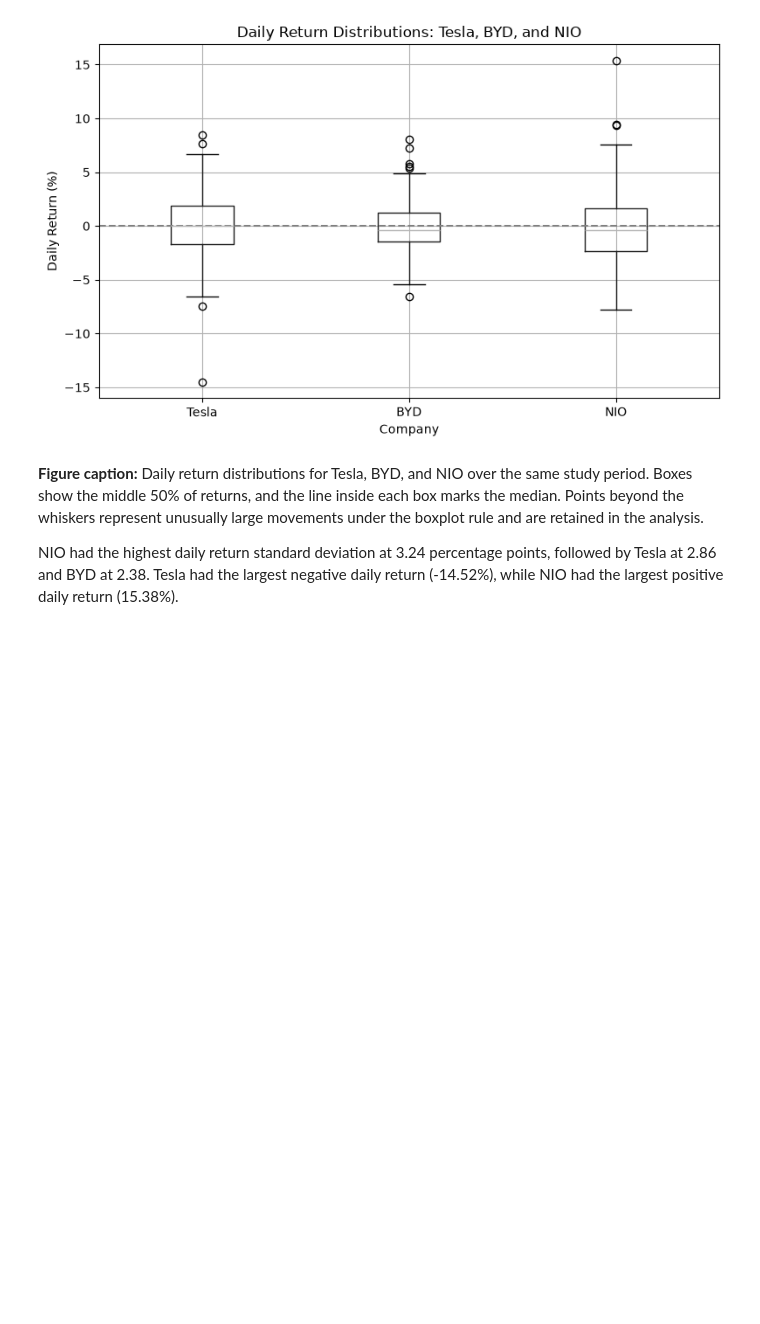
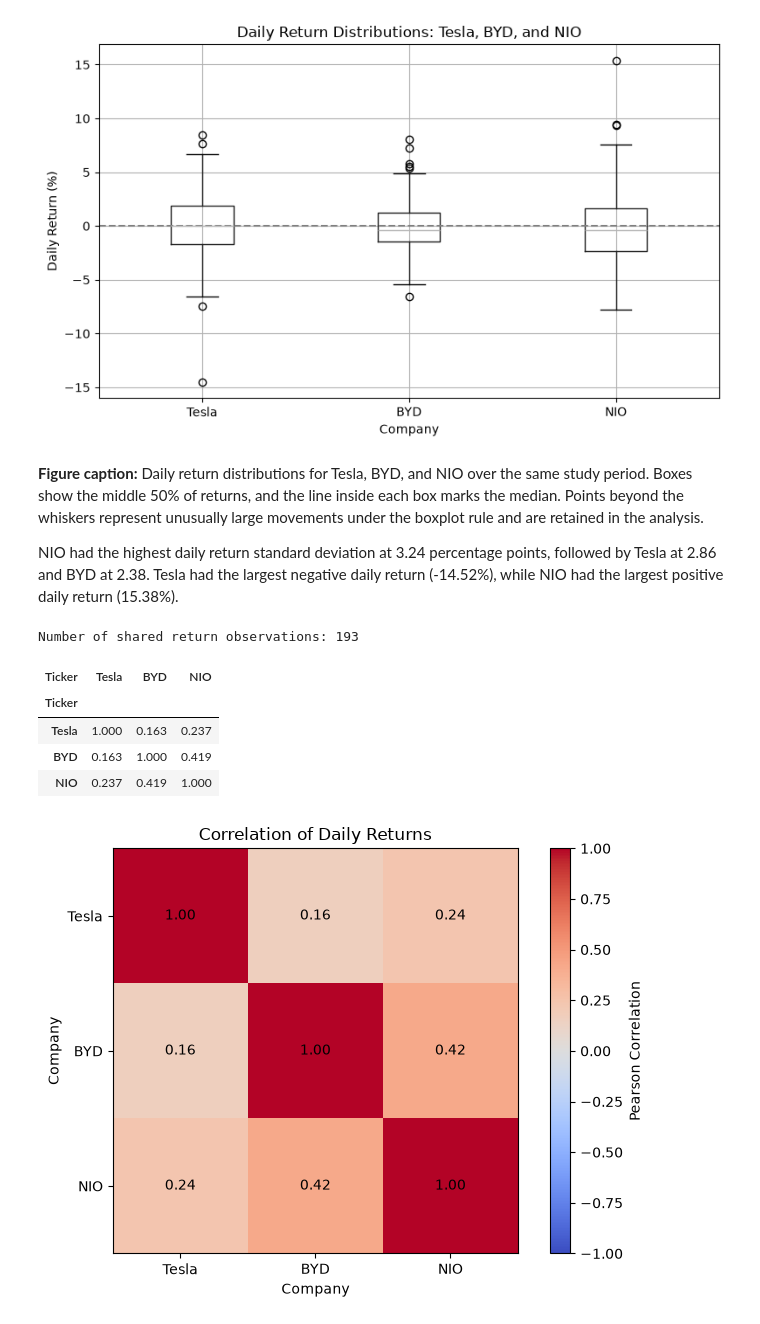
Before and after one commit to LiMeizhi1/mgs3101-analysis, a Jupyter notebook: comparison_analysis.ipynb, the cells around one changed output. Cells and saved outputs as stored; diff of their text form; code cells hidden in the pictures; blank space fills up the shorter version.

Commit message:
Add stock comparison charts and return correlations

```diff
--- a/comparison_analysis.ipynb
+++ b/comparison_analysis.ipynb
@@ -171,3 +154,41 @@ NIO had the highest daily return standard deviation at 3.24
 percentage points, followed by Tesla at 2.86 and BYD at 2.38.
 Tesla had the largest negative daily return (-14.52%), while
 NIO had the largest positive daily return (15.38%).
+# %%
+# Keep dates with valid returns for all three stocks
+aligned_returns = plot_returns.dropna()
+correlation = aligned_returns.corr(method="pearson")
+print("Number of shared return observations:", len(aligned_returns))
+display(correlation.round(3))
+fig, ax = plt.subplots(figsize=(7, 5))
+heatmap = ax.imshow(
+    correlation,
+    cmap="coolwarm",
+    vmin=-1,
+    vmax=1
+)
+names = correlation.columns.tolist()
+ax.set_xticks(range(len(names)), labels=names)
+ax.set_yticks(range(len(names)), labels=names)
+for i in range(len(names)):
+    for j in range(len(names)):
+        ax.text(
+            j, i,
+            f"{correlation.iloc[i, j]:.2f}",
+            ha="center",
+            va="center"
+        )
+ax.set_title("Correlation of Daily Returns")
+ax.set_xlabel("Company")
+ax.set_ylabel("Company")
+fig.colorbar(heatmap, ax=ax, label="Pearson Correlation")
+plt.tight_layout()
+plt.show()
+# %% [output]
+Number of shared return observations: 193
+| Ticker | Tesla | BYD | NIO |
+| Ticker |  |  |  |
+| Tesla | 1.000 | 0.163 | 0.237 |
+| BYD | 0.163 | 1.000 | 0.419 |
+| NIO | 0.237 | 0.419 | 1.000 |
+[figure, added]
```
Also changed, not shown: parts of 4 cells of this notebook.
